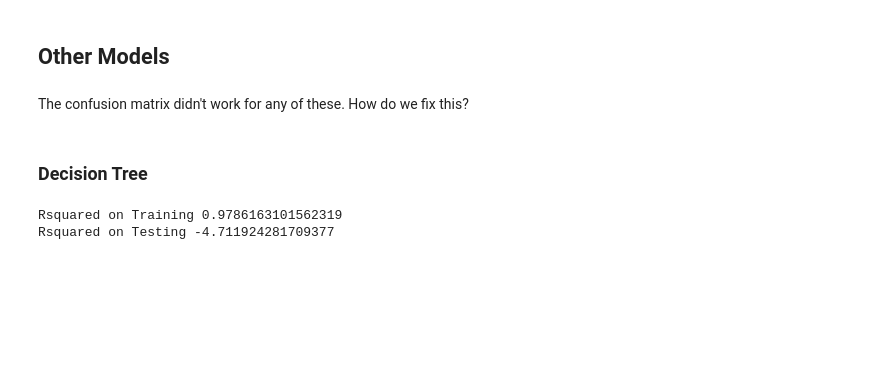
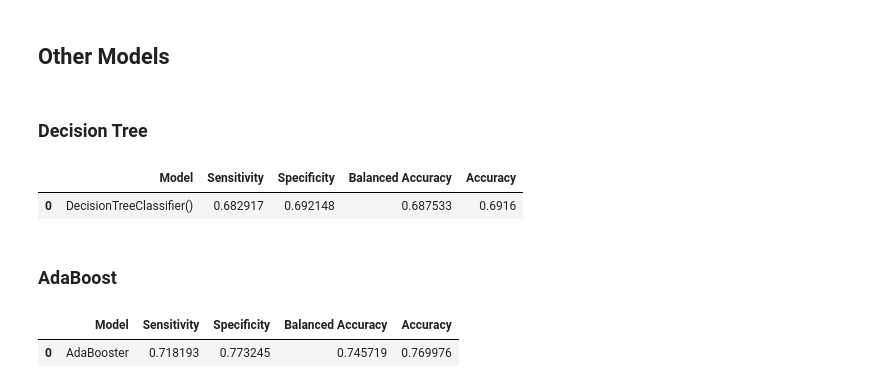
Before and after one commit to bryantstats/Research-Village, a Jupyter notebook: 4_modeling.ipynb, the cells around one changed output. Saved outputs shown, nothing was run; the diff lists cells and outputs as text; code cells hidden in the pictures; blank space fills up the shorter version.

Commit message:
Update 4_modeling.ipynb
Fixed Classifiers

```diff
--- a/4_modeling.ipynb
+++ b/4_modeling.ipynb
@@ -198,30 +210,28 @@ from sklearn.metrics import r2_score
 from imblearn.under_sampling import RandomUnderSampler
 rus = RandomUnderSampler()
 
-x_train,x_test,y_train,y_test=train_test_split(X,y,test_size=0.5)
+x_train,x_test,y_train,y_test=train_test_split(X,y,test_size=0.05)
 x_train, y_train = rus.fit_resample(x_train, y_train)
-# %% [markdown]
-The confusion matrix didn't work for any of these. How do we fix this?
 # %% [markdown]
 ### Decision Tree
 # %%
-from sklearn.tree import DecisionTreeRegressor
+from sklearn.tree import DecisionTreeClassifier
 
-model = DecisionTreeRegressor()
+model = DecisionTreeClassifier()
 model.fit(x_train, y_train)
 
-# y_pred = model.predict(x_test)
-# [tn, fp, fn, tp] = metrics.confusion_matrix(y_test, y_pred).ravel()
+y_pred = model.predict(x_test)
+[tn, fp, fn, tp] = metrics.confusion_matrix(y_test, y_pred).ravel()
 
-# d = pd.DataFrame({'Model':model,
-#                     'Sensitivity':[tp/(tp+fn)],
-#                      'Specificity':[tn/(tn+fp)],
-#                      'Balanced Accuracy':[.5*(tp/(tp+fn) + tn/(tn+fp))],
-#                       'Accuracy':[(tp+tn)/(tp+tn+fp+fn)]})
+d = pd.DataFrame({'Model':model,
+                    'Sensitivity':[tp/(tp+fn)],
+                     'Specificity':[tn/(tn+fp)],
+                     'Balanced Accuracy':[.5*(tp/(tp+fn) + tn/(tn+fp))],
+                      'Accuracy':[(tp+tn)/(tp+tn+fp+fn)]})
 
-# d
-print('Rsquared on Training', r2_score(y_train, model.predict(x_train)))
-print('Rsquared on Testing', r2_score(y_test, model.predict(x_test)))
+d
 # %% [output]
-Rsquared on Training 0.9786163101562319
-Rsquared on Testing -4.711924281709377
+|  | Model | Sensitivity | Specificity | Balanced Accuracy | Accuracy |
+| 0 | DecisionTreeClassifier() | 0.682917 | 0.692148 | 0.687533 | 0.6916 |
+# %% [markdown]
+### AdaBoost
@@ -227,0 +247,11 @@ Rsquared on Testing -4.711924281709377
+# %%
+d = pd.DataFrame({'Model':['AdaBooster'],
+                    'Sensitivity':[tp/(tp+fn)],
+                     'Specificity':[tn/(tn+fp)],
+                     'Balanced Accuracy':[.5*(tp/(tp+fn) + tn/(tn+fp))],
+                     'Accuracy':[(tp+tn)/(tp+tn+fp+fn)]})
+
+d
+# %% [output]
+|  | Model | Sensitivity | Specificity | Balanced Accuracy | Accuracy |
+| 0 | AdaBooster | 0.718193 | 0.773245 | 0.745719 | 0.769976 |
```
Also changed, not shown: parts of 27 cells of this notebook.
